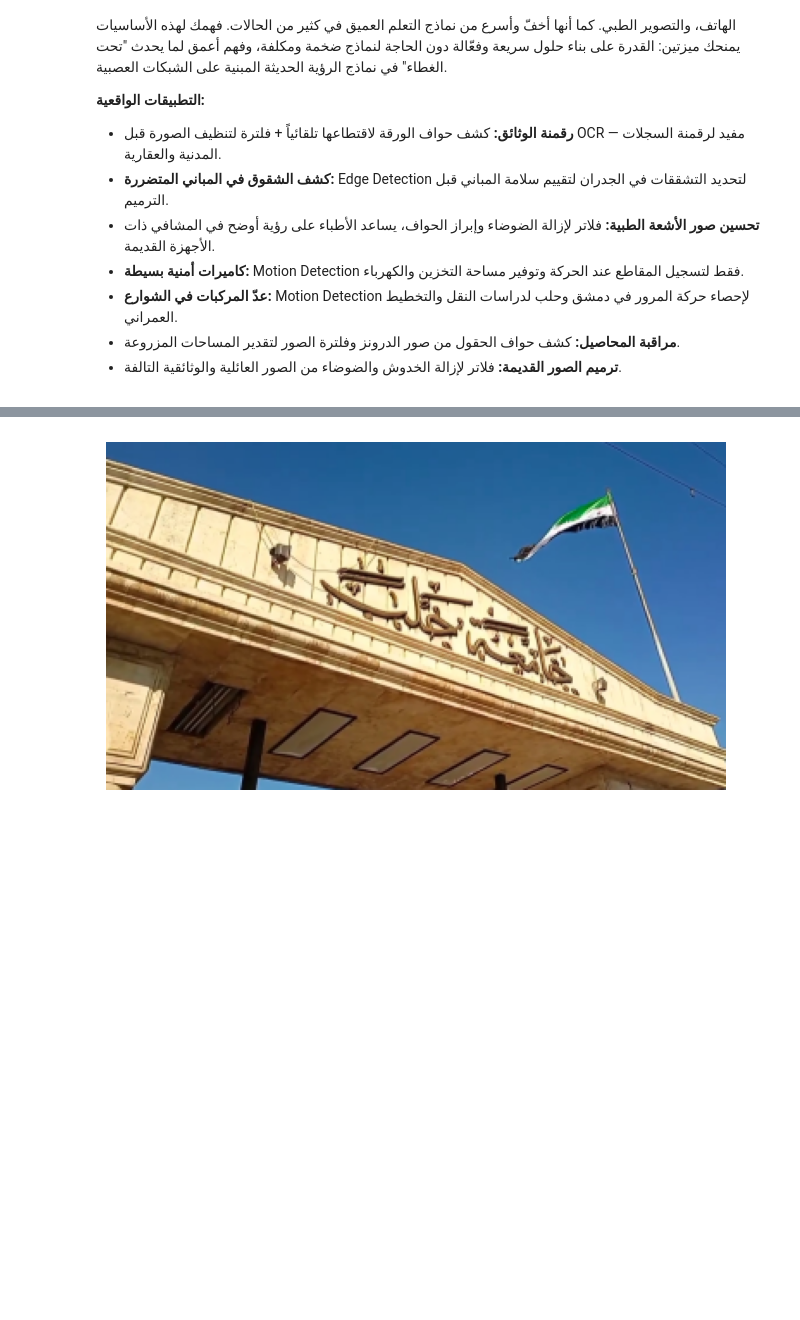
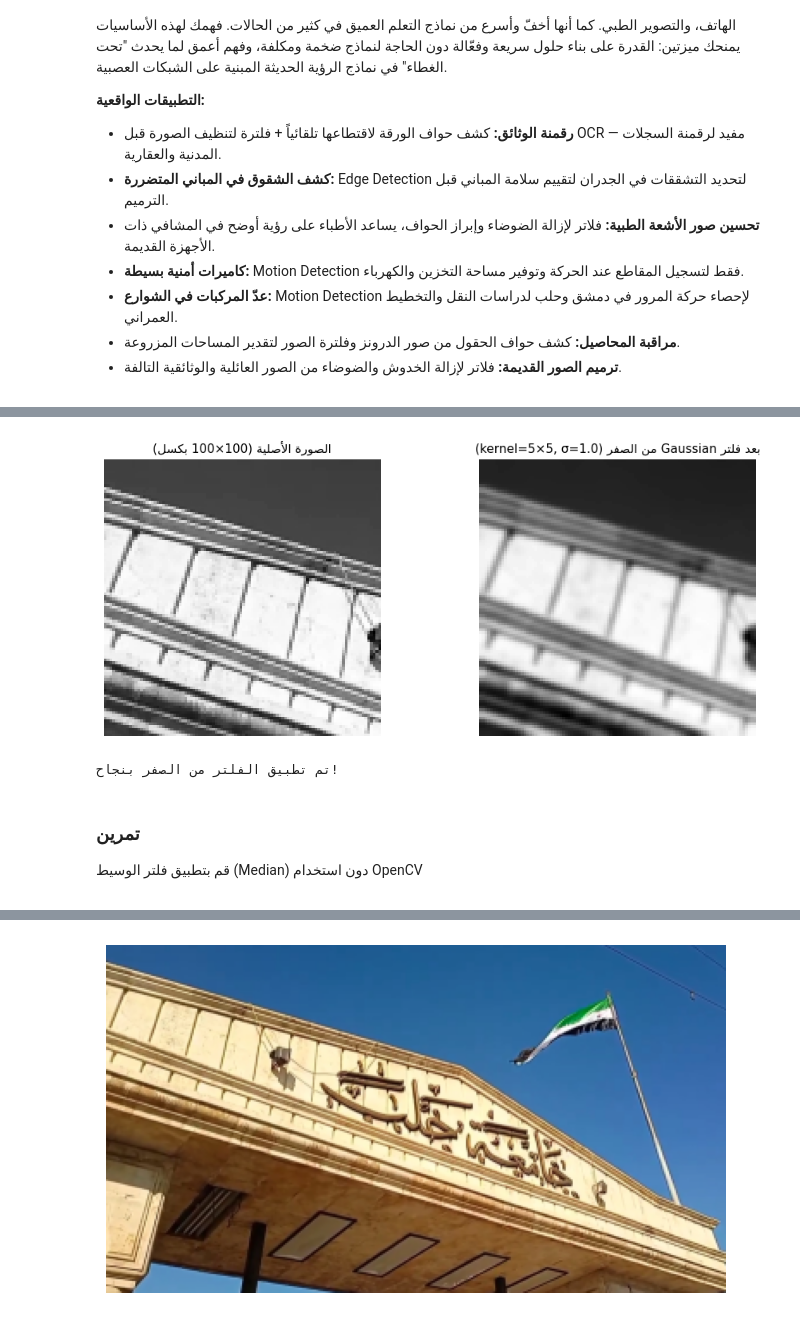
Before and after one commit to syriascitech/Medad-CV-Bootcamp, a Jupyter notebook: Week3/Week_3_Traditional_CV_EdgeDetection_Motion_Filtering.ipynb, the cells around one changed output, grey strips where cells are left out. Saved outputs shown, nothing was run; the diff lists cells and outputs as text; code cells hidden in the pictures; blank space fills up the shorter version.

```diff
--- a/Week3/Week_3_Traditional_CV_EdgeDetection_Motion_Filtering.ipynb
+++ b/Week3/Week_3_Traditional_CV_EdgeDetection_Motion_Filtering.ipynb
@@ -75,0 +274,11 @@ $$
+# %%
+# الخطوة الصفرية: تحويل الصورة إلى تدرج رمادي (Grayscale)
+# لماذا؟ كشف الحواف يعتمد على السطوع فقط — الألوان لا تضيف قيمة وتُشتّت الحسابات
+# والفائدة العملية: توفير 66% من الجهد الحسابي (مصفوفة واحدة بدل 3 مصفوفات ألوان)
+img_gray = cv2.cvtColor(img_bgr, cv2.COLOR_BGR2GRAY)
+
+# ----- Show grayscale image -----
+plt.figure(figsize=(8, 6))
+plt.imshow(img_gray, cmap='gray')
+plt.axis('off')
+plt.show()
@@ -75,0 +372,30 @@ $$
+# %%
+# --- تطبيق الفلتر ---
+# ملاحظة: نأخذ منطقة صغيرة 100×100 من الصورة لتسريع الحسابات التوضيحية
+small_img = img_gray[:100, :100]
+blurred_scratch = apply_gaussian_blur_from_scratch(small_img, kernel_size=17, sigma=1.0)
+
+# --- عرض النتيجة ---
+fig, axes = plt.subplots(1, 2, figsize=(10, 4))
+axes[0].imshow(small_img, cmap='gray')
+axes[0].set_title(fix_arabic_text_for_plot('الصورة الأصلية (100×100 بكسل)'), fontsize=11)
+axes[0].axis('off')
+
+axes[1].imshow(blurred_scratch, cmap='gray')
+axes[1].set_title(fix_arabic_text_for_plot('بعد فلتر Gaussian من الصفر (kernel=5×5, σ=1.0)'), fontsize=11)
+axes[1].axis('off')
+
+plt.tight_layout()
+plt.show()
+print("تم تطبيق الفلتر من الصفر بنجاح!")
+# %% [output]
+[figure, added]
+تم تطبيق الفلتر من الصفر بنجاح!
+# %% [markdown]
+<div dir="rtl">
+
+### تمرين
+
+قم بتطبيق  فلتر الوسيط (Median) دون استخدام OpenCV
+
+</div>
```
Also changed, not shown: parts of 34 cells of this notebook.
